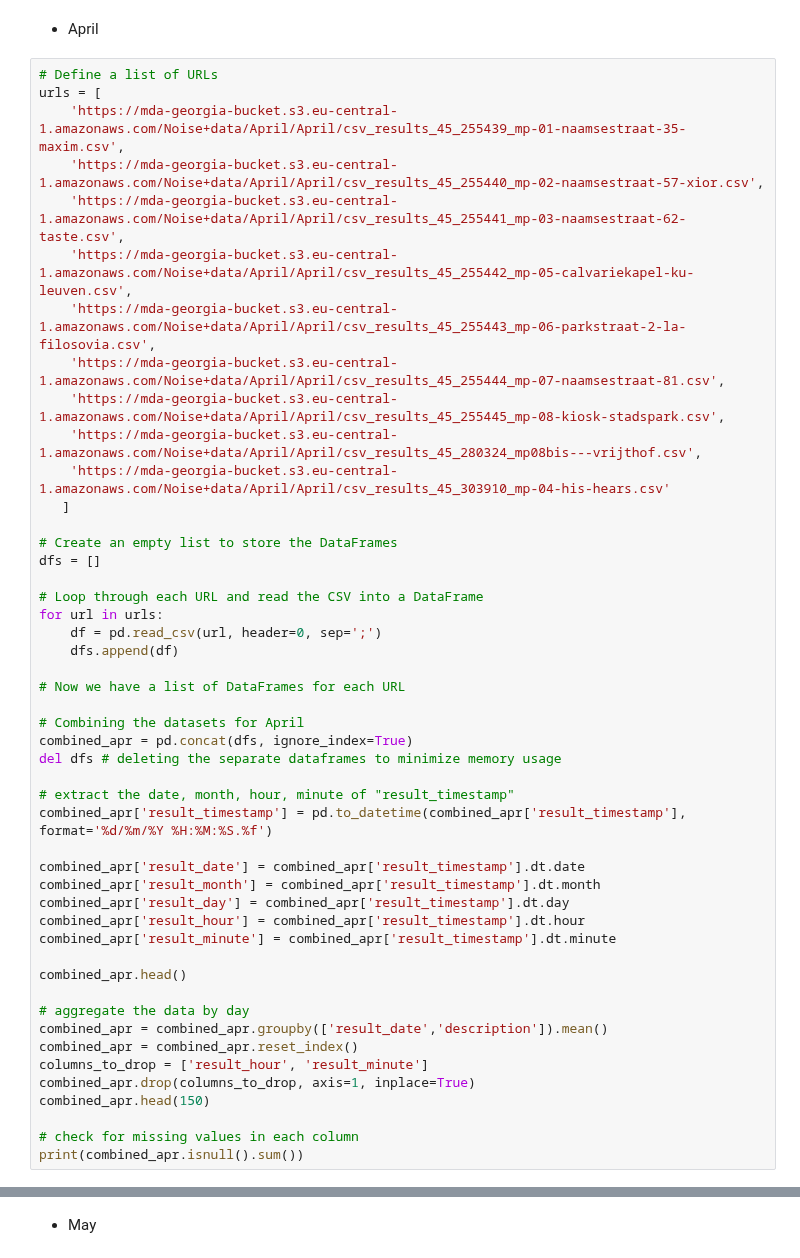
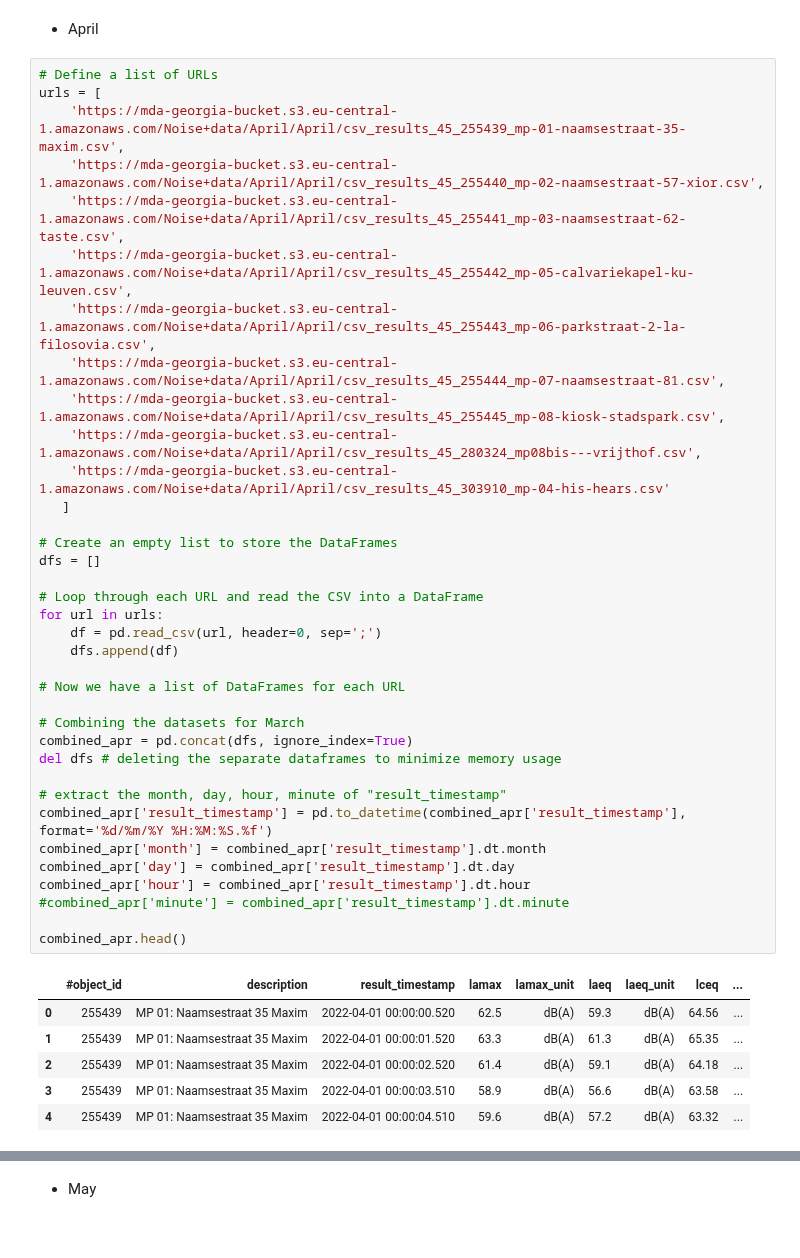
Before and after one commit to lennertvanh/MDA-Georgia, a Jupyter notebook: Preprocessing.ipynb, the cells around one changed output, grey strips where cells are left out. Cells and saved outputs as stored; diff of their text form.

```diff
--- a/Preprocessing.ipynb
+++ b/Preprocessing.ipynb
@@ -499,48 +467,43 @@ del combined_mar
 # %%
 # Define a list of URLs
 urls = [
     'https://mda-georgia-bucket.s3.eu-central-1.amazonaws.com/Noise+data/April/April/csv_results_45_255439_mp-01-naamsestraat-35-maxim.csv',
     'https://mda-georgia-bucket.s3.eu-central-1.amazonaws.com/Noise+data/April/April/csv_results_45_255440_mp-02-naamsestraat-57-xior.csv',
     'https://mda-georgia-bucket.s3.eu-central-1.amazonaws.com/Noise+data/April/April/csv_results_45_255441_mp-03-naamsestraat-62-taste.csv',
     'https://mda-georgia-bucket.s3.eu-central-1.amazonaws.com/Noise+data/April/April/csv_results_45_255442_mp-05-calvariekapel-ku-leuven.csv',
     'https://mda-georgia-bucket.s3.eu-central-1.amazonaws.com/Noise+data/April/April/csv_results_45_255443_mp-06-parkstraat-2-la-filosovia.csv',
     'https://mda-georgia-bucket.s3.eu-central-1.amazonaws.com/Noise+data/April/April/csv_results_45_255444_mp-07-naamsestraat-81.csv',
     'https://mda-georgia-bucket.s3.eu-central-1.amazonaws.com/Noise+data/April/April/csv_results_45_255445_mp-08-kiosk-stadspark.csv',
     'https://mda-georgia-bucket.s3.eu-central-1.amazonaws.com/Noise+data/April/April/csv_results_45_280324_mp08bis---vrijthof.csv',
     'https://mda-georgia-bucket.s3.eu-central-1.amazonaws.com/Noise+data/April/April/csv_results_45_303910_mp-04-his-hears.csv'
    ]
 
 # Create an empty list to store the DataFrames
 dfs = []
 
 # Loop through each URL and read the CSV into a DataFrame
 for url in urls:
     df = pd.read_csv(url, header=0, sep=';')
     dfs.append(df)
 
 # Now we have a list of DataFrames for each URL
 
-# Combining the datasets for April
+# Combining the datasets for March
 combined_apr = pd.concat(dfs, ignore_index=True)
 del dfs # deleting the separate dataframes to minimize memory usage
 
-# extract the date, month, hour, minute of "result_timestamp"
+# extract the month, day, hour, minute of "result_timestamp"
 combined_apr['result_timestamp'] = pd.to_datetime(combined_apr['result_timestamp'], format='%d/%m/%Y %H:%M:%S.%f')
-
-combined_apr['result_date'] = combined_apr['result_timestamp'].dt.date
-combined_apr['result_month'] = combined_apr['result_timestamp'].dt.month
-combined_apr['result_day'] = combined_apr['result_timestamp'].dt.day
-combined_apr['result_hour'] = combined_apr['result_timestamp'].dt.hour
-combined_apr['result_minute'] = combined_apr['result_timestamp'].dt.minute
+combined_apr['month'] = combined_apr['result_timestamp'].dt.month
+combined_apr['day'] = combined_apr['result_timestamp'].dt.day
+combined_apr['hour'] = combined_apr['result_timestamp'].dt.hour
+#combined_apr['minute'] = combined_apr['result_timestamp'].dt.minute
 
 combined_apr.head()
-
-# aggregate the data by day
-combined_apr = combined_apr.groupby(['result_date','description']).mean()
-combined_apr = combined_apr.reset_index()
-columns_to_drop = ['result_hour', 'result_minute']
-combined_apr.drop(columns_to_drop, axis=1, inplace=True)
-combined_apr.head(150)
-
-# check for missing values in each column
-print(combined_apr.isnull().sum())
+# %% [output]
+|  | #object_id | description | result_timestamp | lamax | lamax_unit | laeq | laeq_unit | lceq | ... |
+| 0 | 255439 | MP 01: Naamsestraat 35 Maxim | 2022-04-01 00:00:00.520 | 62.5 | dB(A) | 59.3 | dB(A) | 64.56 | ... |
+| 1 | 255439 | MP 01: Naamsestraat 35 Maxim | 2022-04-01 00:00:01.520 | 63.3 | dB(A) | 61.3 | dB(A) | 65.35 | ... |
+| 2 | 255439 | MP 01: Naamsestraat 35 Maxim | 2022-04-01 00:00:02.520 | 61.4 | dB(A) | 59.1 | dB(A) | 64.18 | ... |
+| 3 | 255439 | MP 01: Naamsestraat 35 Maxim | 2022-04-01 00:00:03.510 | 58.9 | dB(A) | 56.6 | dB(A) | 63.58 | ... |
+| 4 | 255439 | MP 01: Naamsestraat 35 Maxim | 2022-04-01 00:00:04.510 | 59.6 | dB(A) | 57.2 | dB(A) | 63.32 | ... |
```
Also changed, not shown: parts of 22 cells of this notebook.
